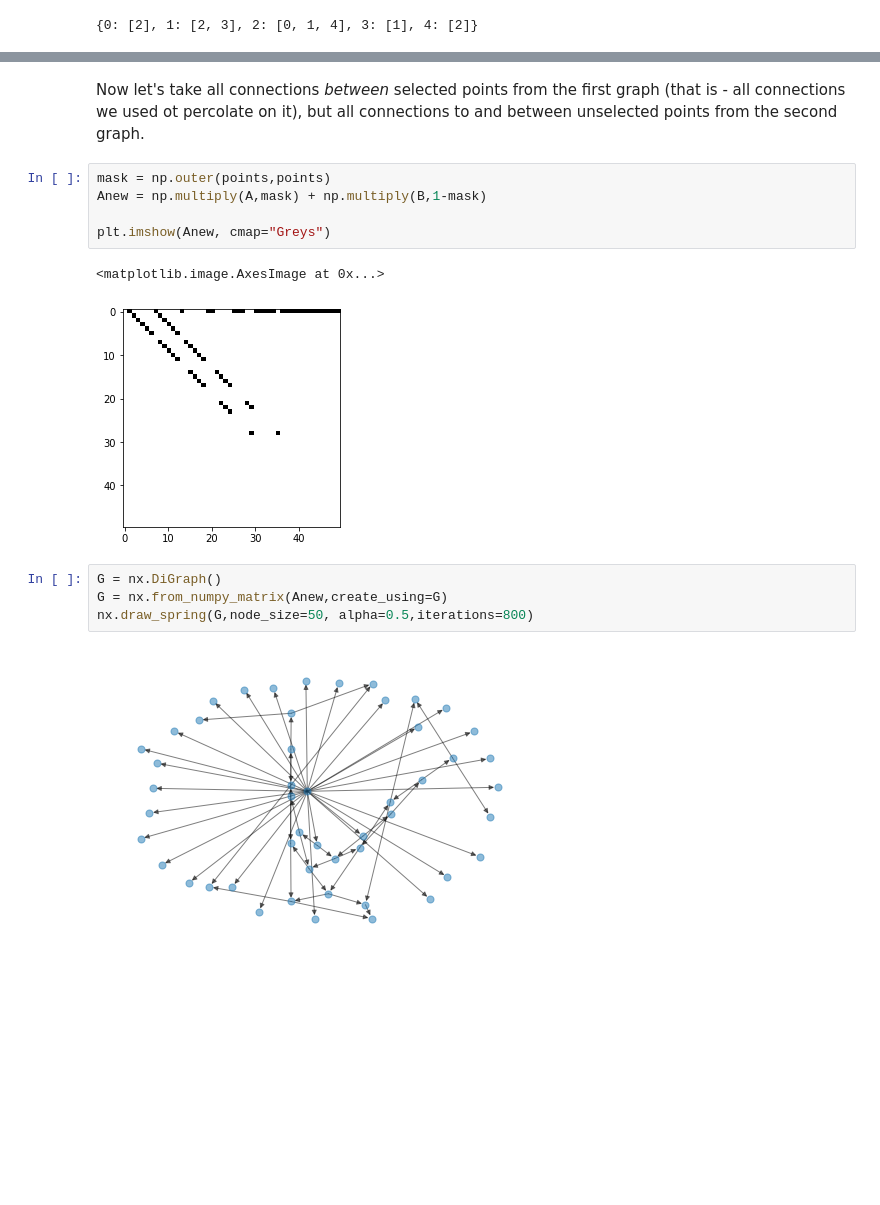
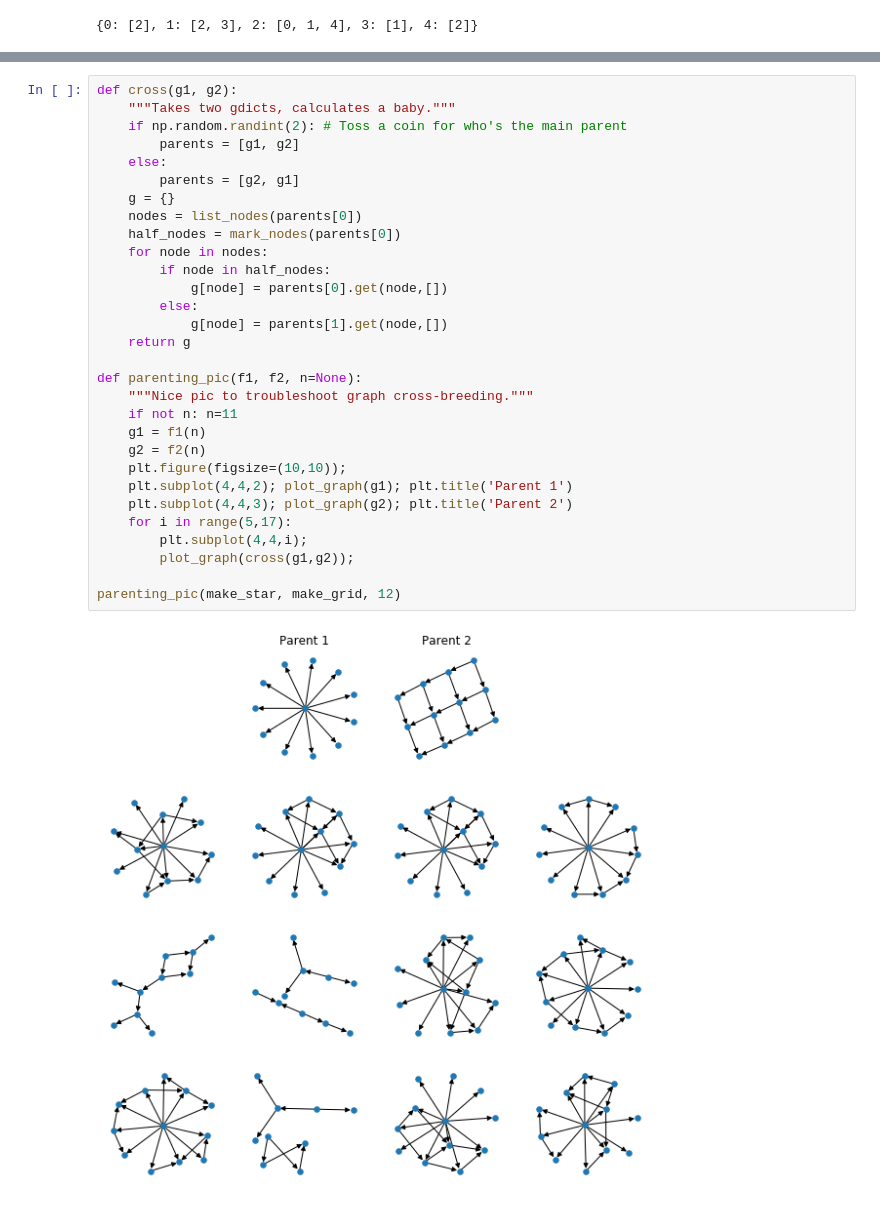
Before and after one commit to khakhalin/echo-networks, a Jupyter notebook: splice.ipynb, the cells around one changed output, grey strips where cells are left out. Cells and saved outputs as stored; diff of their text form; blank space fills up the shorter version.

```diff
--- a/splice.ipynb
+++ b/splice.ipynb
@@ -156,16 +142,32 @@ nx.draw_spring(G,node_size=50, node_color=points, alpha=0.5,iterations=800)
-# %% [markdown]
-Now let's take all connections *between* selected points from the first graph (that is - all connections we used ot percolate on it), but all connections to and between unselected points from the second graph.
-# %%
-mask = np.outer(points,points)
-Anew = np.multiply(A,mask) + np.multiply(B,1-mask)
-
-plt.imshow(Anew, cmap="Greys")
-# %% [output]
-<matplotlib.image.AxesImage at 0x...>
-[figure, removed]
-# %%
-G = nx.DiGraph()
-G = nx.from_numpy_matrix(Anew,create_using=G)
-nx.draw_spring(G,node_size=50, alpha=0.5,iterations=800)
-# %% [output]
-[figure, removed]
+# %%
+def cross(g1, g2):
+    """Takes two gdicts, calculates a baby."""
+    if np.random.randint(2): # Toss a coin for who's the main parent
+        parents = [g1, g2]
+    else:
+        parents = [g2, g1]
+    g = {}
+    nodes = list_nodes(parents[0])
+    half_nodes = mark_nodes(parents[0])
+    for node in nodes:
+        if node in half_nodes:
+            g[node] = parents[0].get(node,[])
+        else:
+            g[node] = parents[1].get(node,[])
+    return g
+
+def parenting_pic(f1, f2, n=None):
+    """Nice pic to troubleshoot graph cross-breeding."""
+    if not n: n=11
+    g1 = f1(n)
+    g2 = f2(n)
+    plt.figure(figsize=(10,10));
+    plt.subplot(4,4,2); plot_graph(g1); plt.title('Parent 1')
+    plt.subplot(4,4,3); plot_graph(g2); plt.title('Parent 2')
+    for i in range(5,17):
+        plt.subplot(4,4,i);
+        plot_graph(cross(g1,g2));
+
+parenting_pic(make_star, make_grid, 12)
+# %% [output]
+[figure, added]
```
Also changed, not shown: parts of 9 cells of this notebook.
